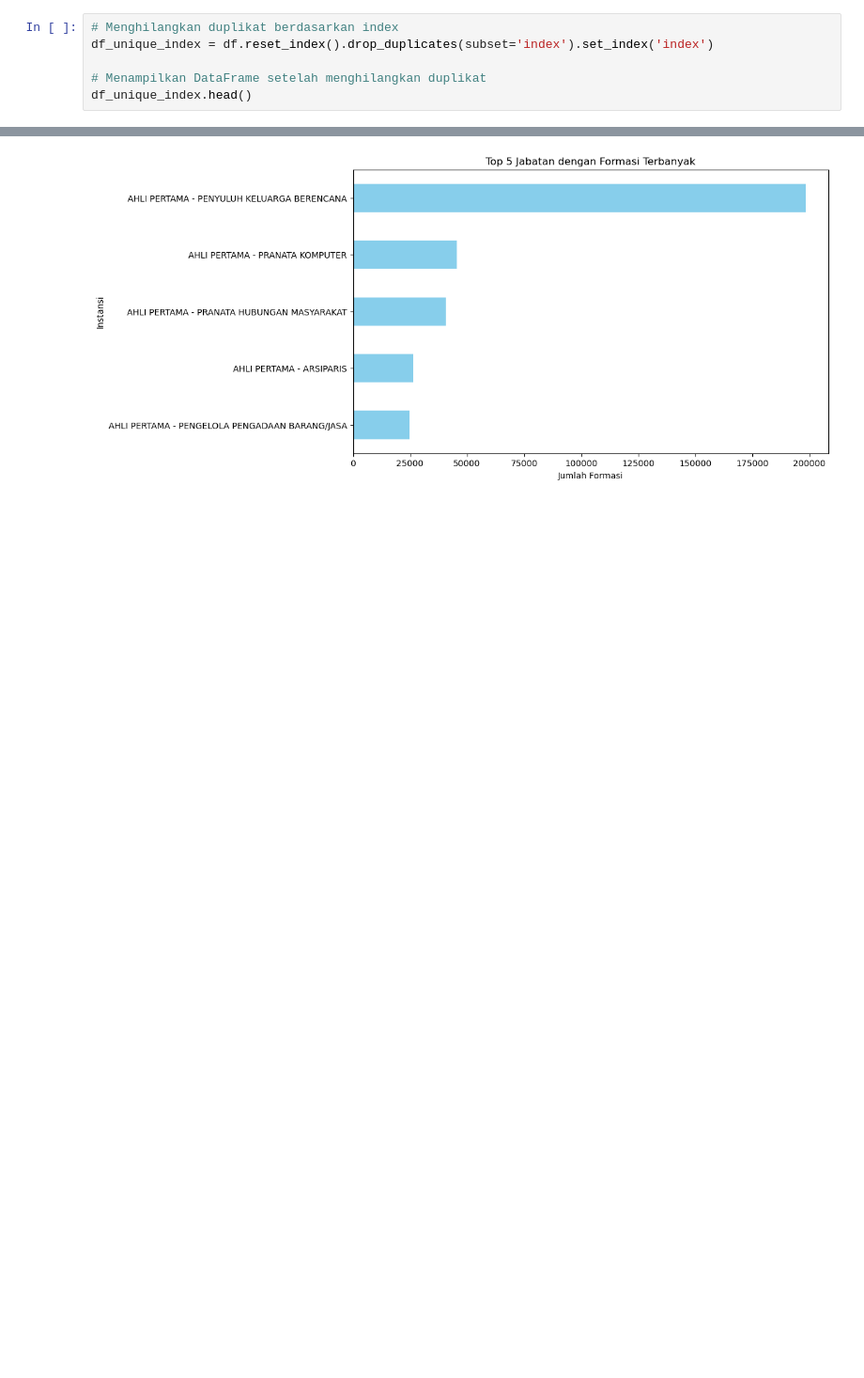
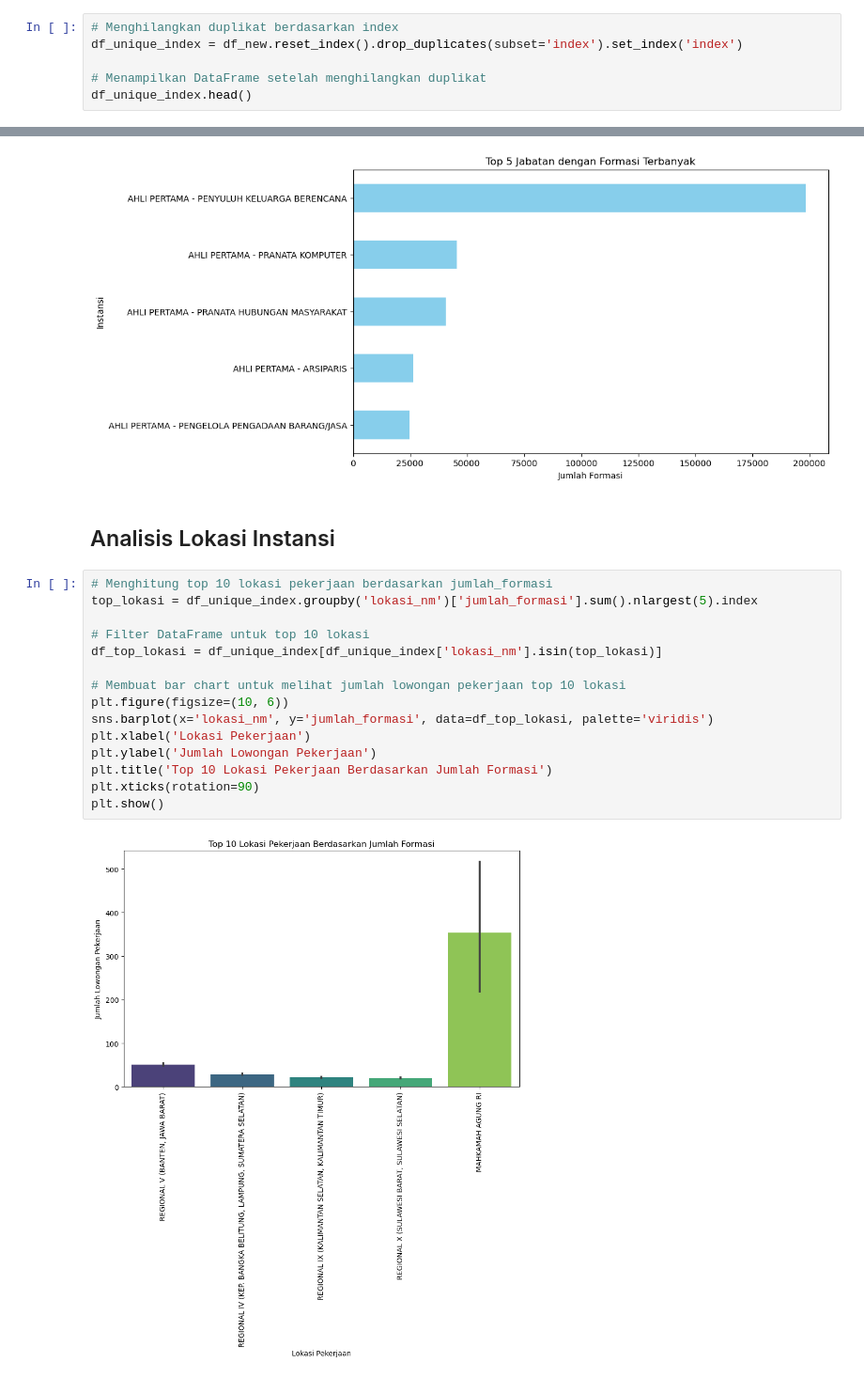
Before and after one commit to randyansari/SSCASN-2023-Analysis, a Jupyter notebook: Exploratory_data_analysis.ipynb, the cells around one changed output, grey strips where cells are left out. Shown: that part at 94% size. Drawn from its saved outputs; the diff is of its cells as text; blank space fills up the shorter version.

```diff
--- a/Exploratory_data_analysis.ipynb
+++ b/Exploratory_data_analysis.ipynb
@@ -96,7 +112,7 @@ df_new.head()
 | 4 | 0 | Kementerian Agraria dan Tata Ruan... | PPPK Teknis | KHUSUS | TERAMPIL - ASISTEN PENATA KADASTRAL | KEMENTERIAN ATR/BPN - SULAWESI TE... | D-III GEOGRAFI | 2647200 | 5147200 | ... |
 # %%
 # Menghilangkan duplikat berdasarkan index
-df_unique_index = df.reset_index().drop_duplicates(subset='index').set_index('index')
+df_unique_index = df_new.reset_index().drop_duplicates(subset='index').set_index('index')
 
 # Menampilkan DataFrame setelah menghilangkan duplikat
 df_unique_index.head()
@@ -134,3 +150,22 @@ plt.ylabel('Instansi')
 plt.show()
 # %% [output]
 [figure]
+# %% [markdown]
+## Analisis Lokasi Instansi
+# %%
+# Menghitung top 10 lokasi pekerjaan berdasarkan jumlah_formasi
+top_lokasi = df_unique_index.groupby('lokasi_nm')['jumlah_formasi'].sum().nlargest(5).index
+
+# Filter DataFrame untuk top 10 lokasi
+df_top_lokasi = df_unique_index[df_unique_index['lokasi_nm'].isin(top_lokasi)]
+
+# Membuat bar chart untuk melihat jumlah lowongan pekerjaan top 10 lokasi
+plt.figure(figsize=(10, 6))
+sns.barplot(x='lokasi_nm', y='jumlah_formasi', data=df_top_lokasi, palette='viridis')
+plt.xlabel('Lokasi Pekerjaan')
+plt.ylabel('Jumlah Lowongan Pekerjaan')
+plt.title('Top 10 Lokasi Pekerjaan Berdasarkan Jumlah Formasi')
+plt.xticks(rotation=90)
+plt.show()
+# %% [output]
+[figure, added]
```
Also changed, not shown: parts of 20 cells of this notebook.
